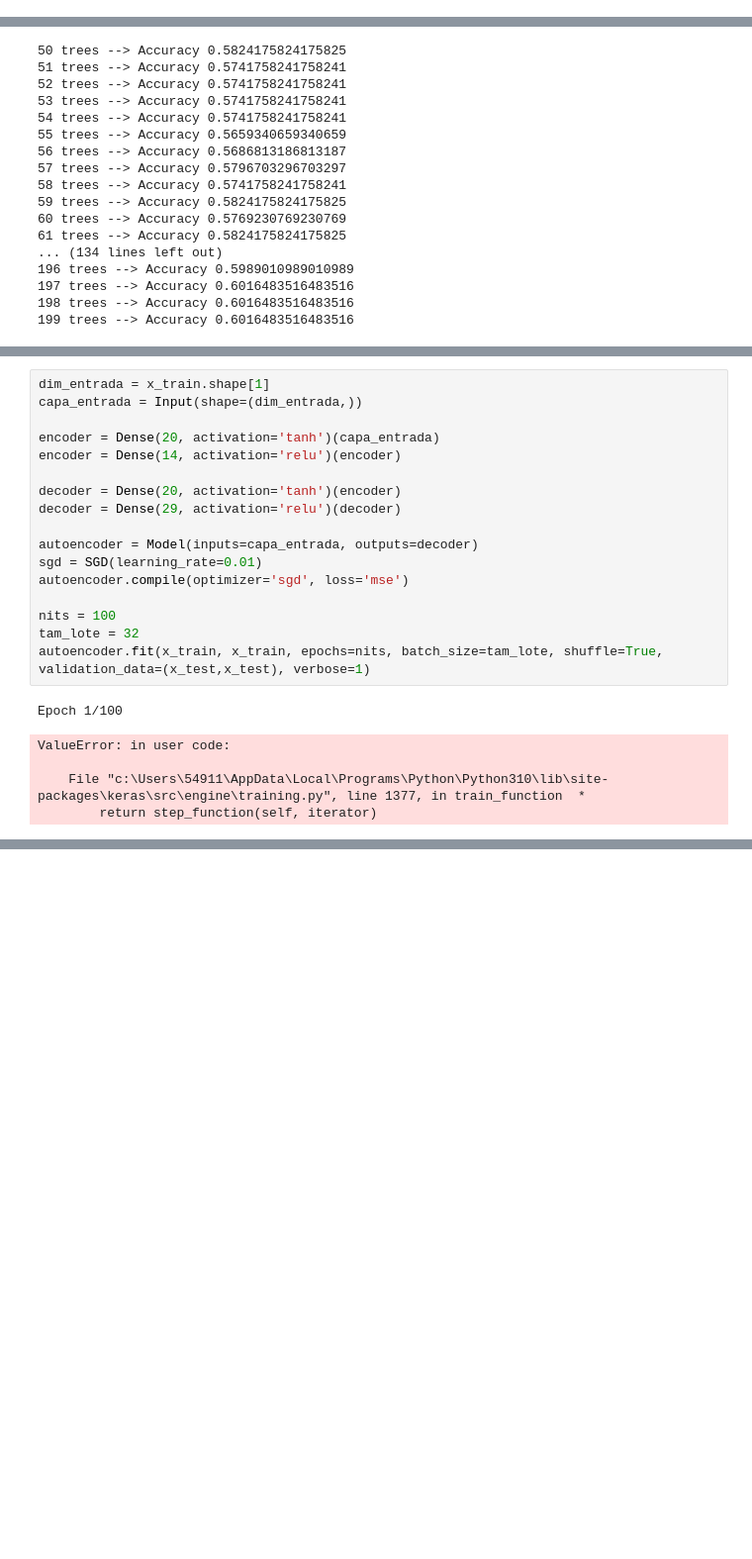
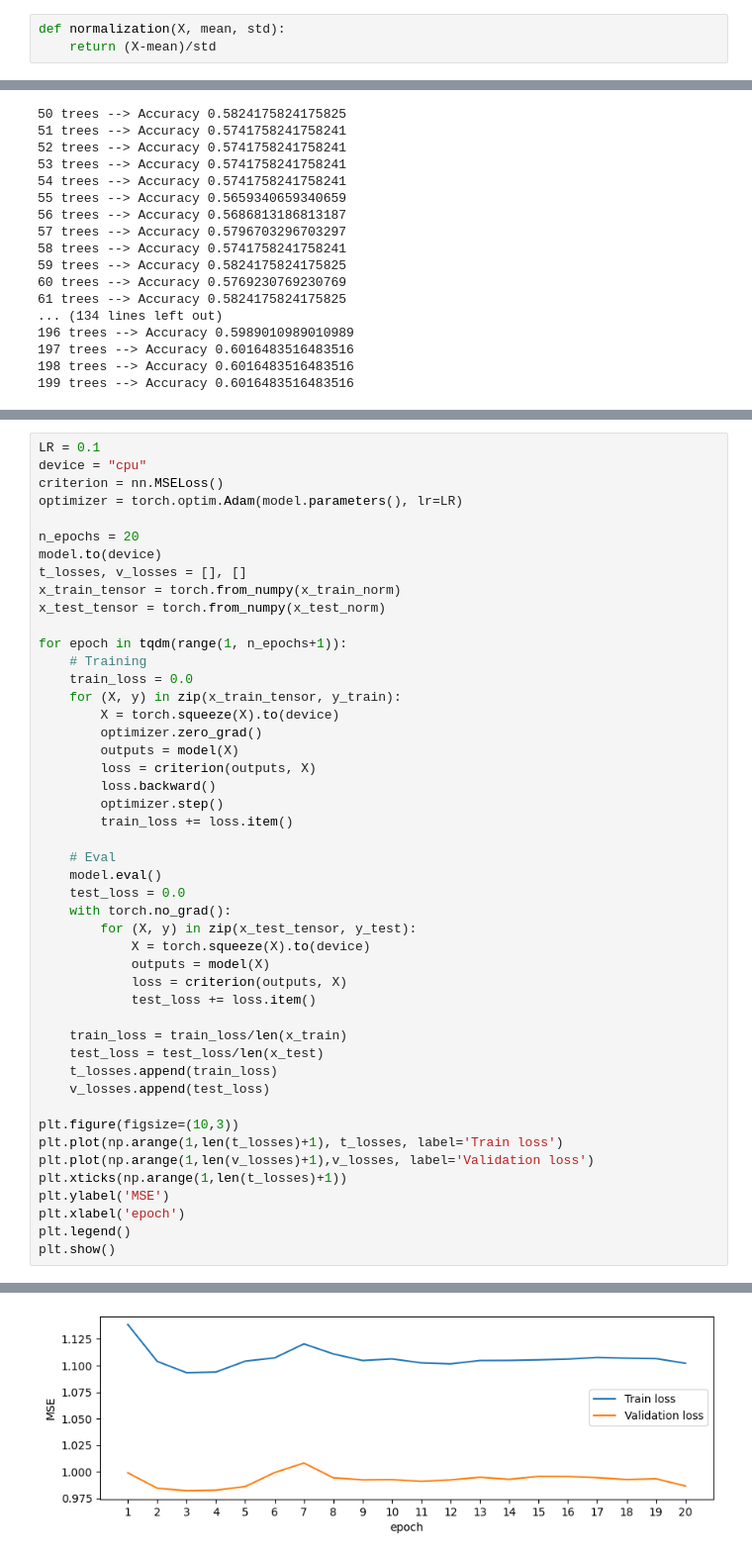
Before and after one commit to castillocande/speech-emotion-recognition-ml, a Jupyter notebook: prueba.ipynb, the cells around one changed output, grey strips where cells are left out. Shown: that part at 99% size. Cells and saved outputs as stored; diff of their text form; blank space fills up the shorter version.

Commit message:
autoencoder train

```diff
--- a/prueba.ipynb
+++ b/prueba.ipynb
@@ -79,0 +74,3 @@ print(y_train.shape)
+# %%
+def normalization(X, mean, std):
+    return (X-mean)/std
@@ -147,23 +173,48 @@ IndexError: Dimension out of range (expected to be in range of [-1, 0], but got
-# %%
-dim_entrada = x_train.shape[1]
-capa_entrada = Input(shape=(dim_entrada,))
-
-encoder = Dense(20, activation='tanh')(capa_entrada)
-encoder = Dense(14, activation='relu')(encoder)
-
-decoder = Dense(20, activation='tanh')(encoder)
-decoder = Dense(29, activation='relu')(decoder)
-
-autoencoder = Model(inputs=capa_entrada, outputs=decoder)
-sgd = SGD(learning_rate=0.01)
-autoencoder.compile(optimizer='sgd', loss='mse')
-
-nits = 100
-tam_lote = 32
-autoencoder.fit(x_train, x_train, epochs=nits, batch_size=tam_lote, shuffle=True, validation_data=(x_test,x_test), verbose=1)
-# %% [output]
-Epoch 1/100
-ValueError: in user code:
-
-    File "c:\Users\54911\AppData\Local\Programs\Python\Python310\lib\site-packages\keras\src\engine\training.py", line 1377, in train_function  *
-        return step_function(self, iterator)
+# %%
+LR = 0.1
+device = "cpu"
+criterion = nn.MSELoss()
+optimizer = torch.optim.Adam(model.parameters(), lr=LR)
+
+n_epochs = 20
+model.to(device)
+t_losses, v_losses = [], []
+x_train_tensor = torch.from_numpy(x_train_norm)
+x_test_tensor = torch.from_numpy(x_test_norm)
+
+for epoch in tqdm(range(1, n_epochs+1)):
+    # Training
+    train_loss = 0.0
+    for (X, y) in zip(x_train_tensor, y_train):
+        X = torch.squeeze(X).to(device)
+        optimizer.zero_grad()
+        outputs = model(X)
+        loss = criterion(outputs, X)
+        loss.backward()
+        optimizer.step()
+        train_loss += loss.item()
+
+    # Eval
+    model.eval()
+    test_loss = 0.0
+    with torch.no_grad():
+        for (X, y) in zip(x_test_tensor, y_test):
+            X = torch.squeeze(X).to(device)
+            outputs = model(X)
+            loss = criterion(outputs, X)
+            test_loss += loss.item()
+
+    train_loss = train_loss/len(x_train)
+    test_loss = test_loss/len(x_test)
+    t_losses.append(train_loss)
+    v_losses.append(test_loss)
+
+plt.figure(figsize=(10,3))
+plt.plot(np.arange(1,len(t_losses)+1), t_losses, label='Train loss')
+plt.plot(np.arange(1,len(v_losses)+1),v_losses, label='Validation loss')
+plt.xticks(np.arange(1,len(t_losses)+1))
+plt.ylabel('MSE')
+plt.xlabel('epoch')
+plt.legend()
+plt.show()
+# %% [output]
@@ -169,0 +222 @@ ValueError: in user code:
+[figure, added]
```
Also changed, not shown: parts of 6 cells of this notebook.
